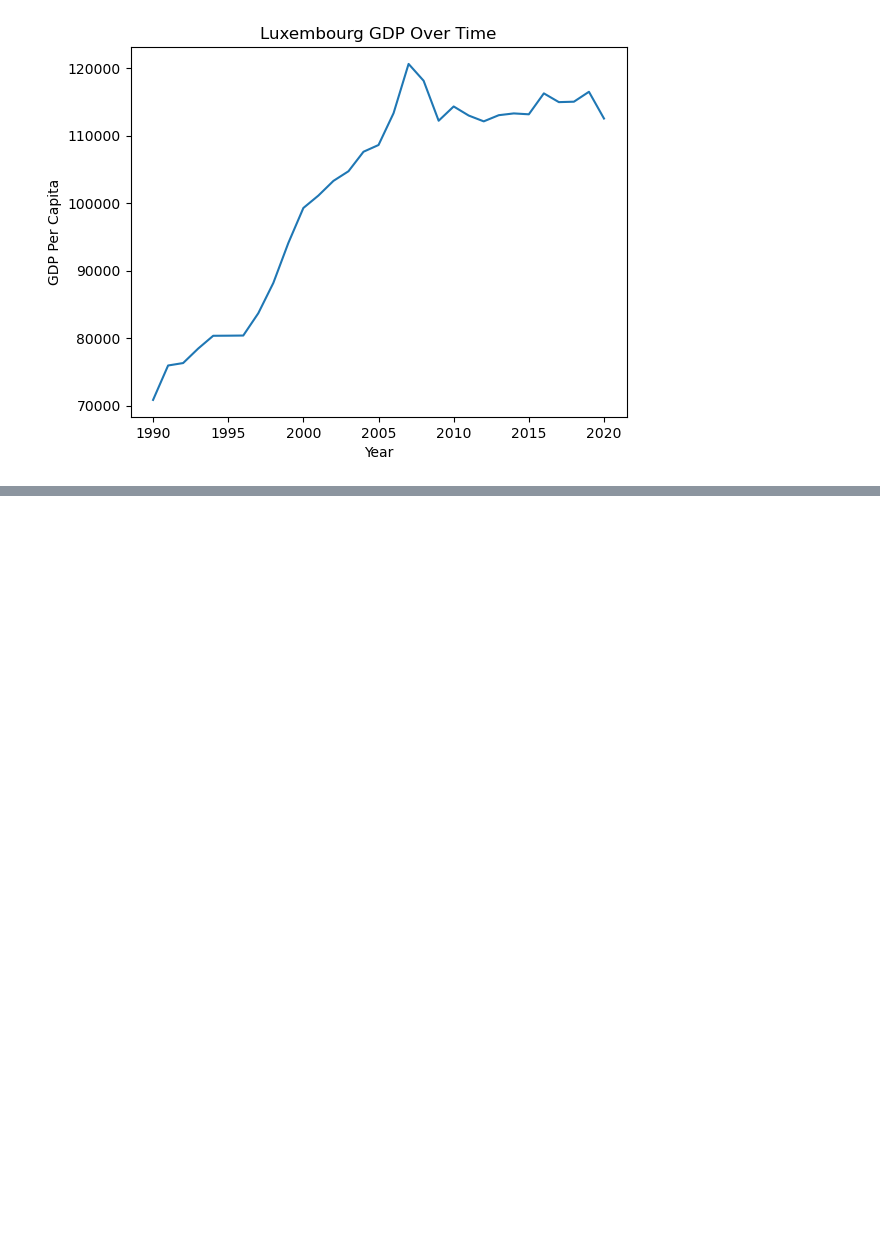
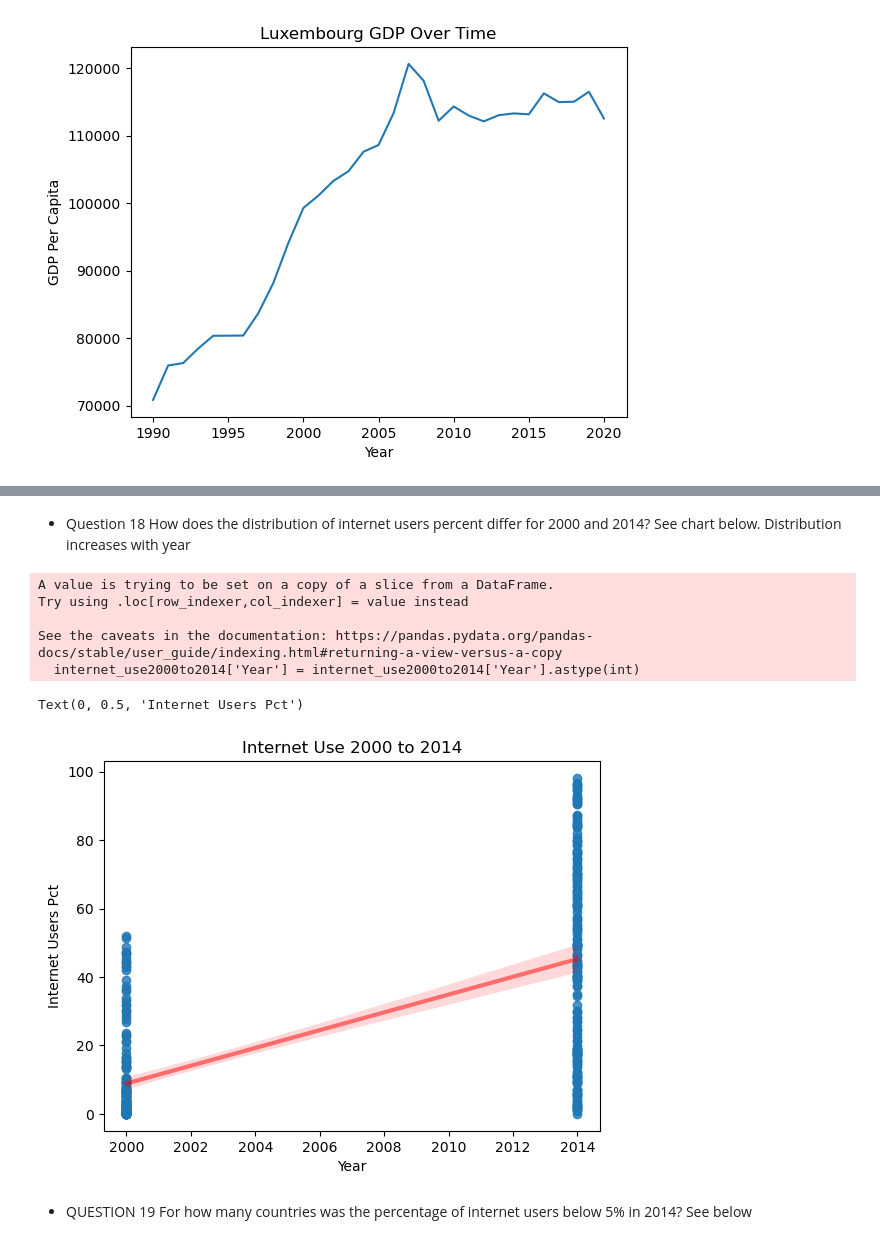
Before and after one commit to NSS-Full-Time-Data-Analytics-11/un-project-nelson-aaron-j, a Jupyter notebook: notebooks/nelson_un_project.ipynb, the cells around one changed output, grey strips where cells are left out. Drawn from its saved outputs; the diff is of its cells as text; code cells hidden in the pictures; blank space fills up the shorter version.

Commit message:
10/24 countries un 5% done

```diff
--- a/notebooks/nelson_un_project.ipynb
+++ b/notebooks/nelson_un_project.ipynb
@@ -305,0 +417,3 @@ Text(0, 0.5, 'GDP Per Capita')
+# %%
+internet_use = internet_use.drop('Value Footnotes', axis = 1)
+internet_use = internet_use.rename(columns={'Country or Area': 'Country', 'Value' : 'Internet_Users_Pct'})
@@ -305,0 +472,4 @@ Text(0, 0.5, 'GDP Per Capita')
+# %%
+#had to put quotes around year because of the data type
+internet_use2000to2014 = internet_use[(internet_use['Year'].isin(["2000", "2014"]))]
+internet_use2000to2014
@@ -305,0 +490,19 @@ Text(0, 0.5, 'GDP Per Capita')
+# %% [markdown]
+- Question 18 How does the distribution of internet users percent differ for 2000 and 2014? See chart below. Distribution increases with year
+# %%
+# had to convert data type in order to plot it
+internet_use2000to2014['Year'] = internet_use2000to2014['Year'].astype(int)
+
+sns.regplot(x=internet_use2000to2014['Year'], y=internet_use2000to2014['Internet_Users_Pct'], line_kws={"color": "r", "alpha": 0.5, "lw": 3})
+plt.title('Internet Use 2000 to 2014')
+plt.ylabel('Internet Users Pct')
+# %% [output]
+A value is trying to be set on a copy of a slice from a DataFrame.
+Try using .loc[row_indexer,col_indexer] = value instead
+
+See the caveats in the documentation: https://pandas.pydata.org/pandas-docs/stable/user_guide/indexing.html#returning-a-view-versus-a-copy
+  internet_use2000to2014['Year'] = internet_use2000to2014['Year'].astype(int)
+Text(0, 0.5, 'Internet Users Pct')
+[figure, added]
+# %% [markdown]
+- QUESTION 19 For how many countries was the percentage of internet users below 5% in 2014? See below
```
Also changed, not shown: parts of 46 cells of this notebook.
